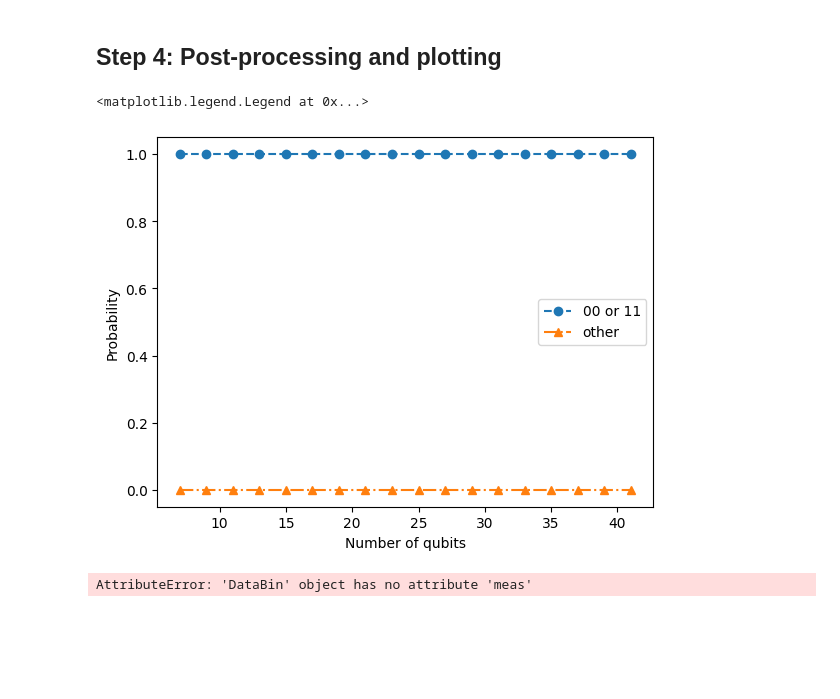
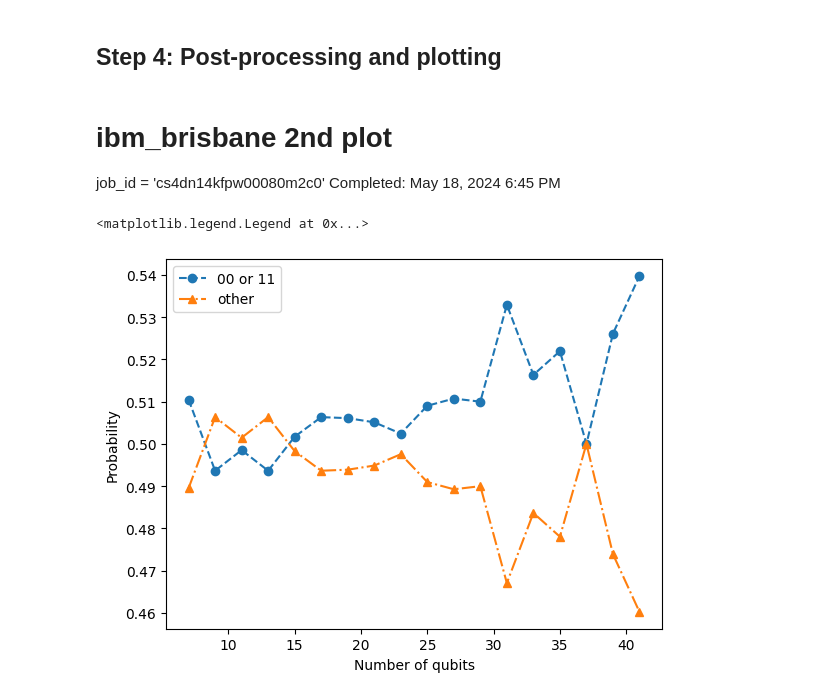
Before and after one commit to hkalic/Qiskit, a Jupyter notebook: episode-5-Dynamic_Circuits.ipynb, the cells around one changed output. Cells and saved outputs as stored; diff of their text form; code cells hidden in the pictures; blank space fills up the shorter version.

Commit message:
measure bug

```diff
--- a/episode-5-Dynamic_Circuits.ipynb
+++ b/episode-5-Dynamic_Circuits.ipynb
@@ -68,6 +68,10 @@ def get_dynamic_CNOT_circuit(num_qubit):
     with qc.if_test(parity_target):
         qc.x(-1)
 
+    # Aaaaaaa, I forgot about the measurement
+    qc.measure(0, cr3[0])
+    qc.measure(-1, cr3[1])
+
     return qc
 # %%
 qc = get_dynamic_CNOT_circuit(num_qubit=7)
@@ -114,61 +119,53 @@ print(job.job_id)
 #UserWarning: Your current pending jobs are estimated to consume 649.5556236231932 quantum seconds, but you only have 354 quantum seconds left in your monthly quota; therefore, it is likely this job will be canceled warnings.warn(warning_message)
 # %% [markdown]
 ## Step 4: Post-processing and plotting
+# %% [markdown]
+# ibm_brisbane 2nd plot
+job_id = 'cs4dn14kfpw00080m2c0'
+Completed: May 18, 2024 6:45 PM
 # %%
 import matplotlib.pyplot as plt
 from qiskit_ibm_runtime import QiskitRuntimeService
 
-job_id = 'crsxxvqx484g008f503g' # ibm_sherbrooke
+#job_id = 'crsxxvqx484g008f503g' # ibm_sherbrooke
+#job_id = 'cs4crfsyhpyg008ar540' # ibm_brisbane 1st try
+job_id = 'cs4dn14kfpw00080m2c0' # ibm_brisbane 2nd try
 
 # !!! CANCELED !!!
 #job_id = 'crsyhd5gd8qg008rhqgg' # ibm_osaka
 
 service = QiskitRuntimeService()
 job = service.job(job_id)
 result = job.result()
 
 list_Bell = []
 list_other = []
 for i in range(0, len(qc_list)):
     data = result[i].data
     counts = data.cr3.get_counts()
     total_counts = data.cr3.num_shots
 
-    counts00 = 0
-    counts11 = 0
-    if '11' in counts:
-        counts11 = counts['11']
-    elif '00' in counts:
-        counts00 = counts['00']
+    # counts00 = 0
+    # counts11 = 0
+    # if '11' in counts:
+    #     counts11 = counts['11']
+    # elif '00' in counts:
+    #     counts00 = counts['00']
 
-    #prob_Bell = (counts['00'] + counts['11']) / total_counts
-    prob_Bell = (counts00 + counts11) / total_counts
+    prob_Bell = (counts['00'] + counts['11']) / total_counts
+    #prob_Bell = (counts00 + counts11) / total_counts
 
     list_Bell.append(prob_Bell)
     list_other.append(1-prob_Bell)
 
 plt.plot(num_qubit_list, list_Bell, '--o', label='00 or 11')
 plt.plot(num_qubit_list, list_other, '-.^', label='other')
 plt.xlabel('Number of qubits')
 plt.ylabel('Probability')
 plt.legend()
 
 # error on website
 # Qpy to QASM conversion failed: OpenQASM 2 cannot represent 'if_else', which acts on 2 classical bits.
 # %% [output]
 <matplotlib.legend.Legend at 0x...>
-[figure, old version]
+[figure, new version]
-# %%
-# portal result check
-from qiskit_ibm_runtime import QiskitRuntimeService
-
-job_id = 'crsxxvqx484g008f503g' # ibm_sherbrooke
-
-service = QiskitRuntimeService()
-job = service.job(job_id)
-result = job.result()
-
-for idx, pub_result in enumerate(result):
-    print(f"Sample data for pub {idx}: {pub_result.data.meas.get_counts()}")
-# %% [output]
-AttributeError: 'DataBin' object has no attribute 'meas'
```
Also changed, not shown: parts of 4 cells of this notebook, 2 other files.
